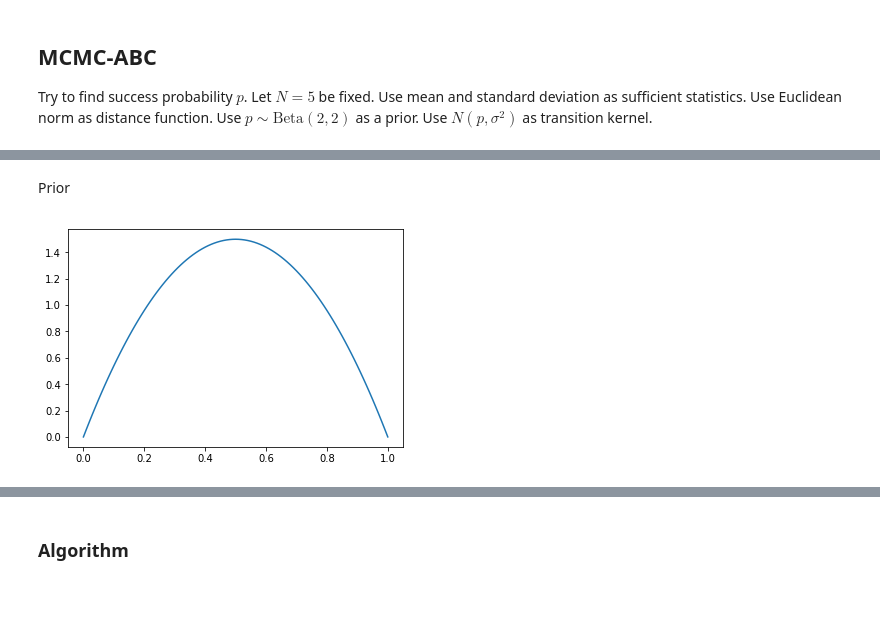
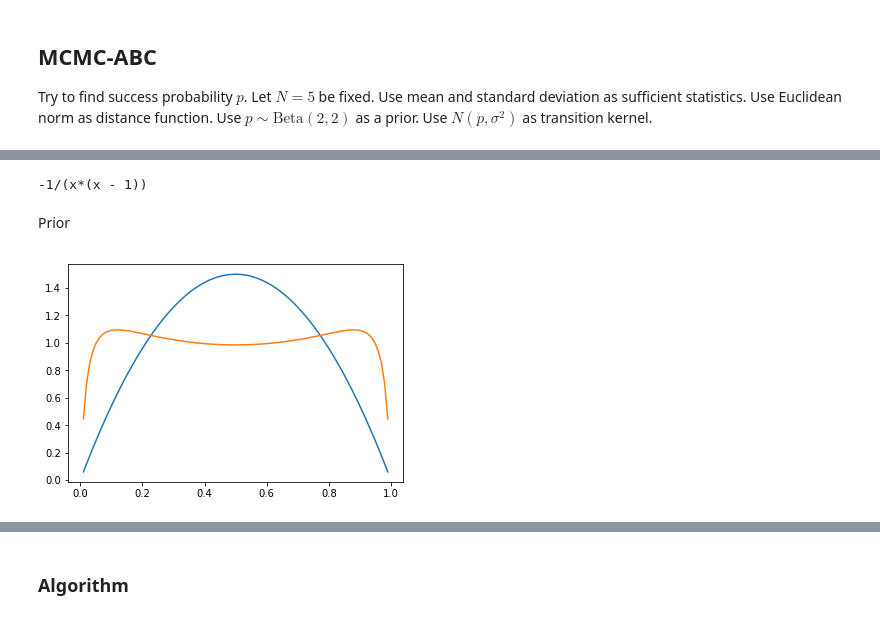
Before and after one commit to Cyianor/abc2018, a Jupyter notebook: project/ep_abc.ipynb, the cells around one changed output, grey strips where cells are left out. Drawn from its saved outputs; the diff is of its cells as text; code cells hidden in the pictures.

```diff
--- a/project/ep_abc.ipynb
+++ b/project/ep_abc.ipynb
@@ -32,8 +32,16 @@ array([1.        , 0.89442719])
+# %%
+import sympy as sy
+x = sy.Symbol('x')
+sy.simplify(sy.diff(sy.log(x / (1 - x)), x))
+# %% [output]
+-1/(x*(x - 1))
 # %% [markdown]
 Prior
 # %%
-xs = np.arange(0, 1.01, 0.01)
+xs = np.arange(0.01, 1., 0.01)
 ys = stats.beta(2, 2).pdf(xs)
+ys2 = stats.norm(0, 1.62).pdf(np.log(xs / (1. - xs))) / (xs * (1. - xs))
 plt.plot(xs, ys);
+plt.plot(xs, ys2);
 # %% [output]
-[figure, old version]
+[figure, new version]
```
Also changed, not shown: parts of 9 cells of this notebook, 4 other files.
